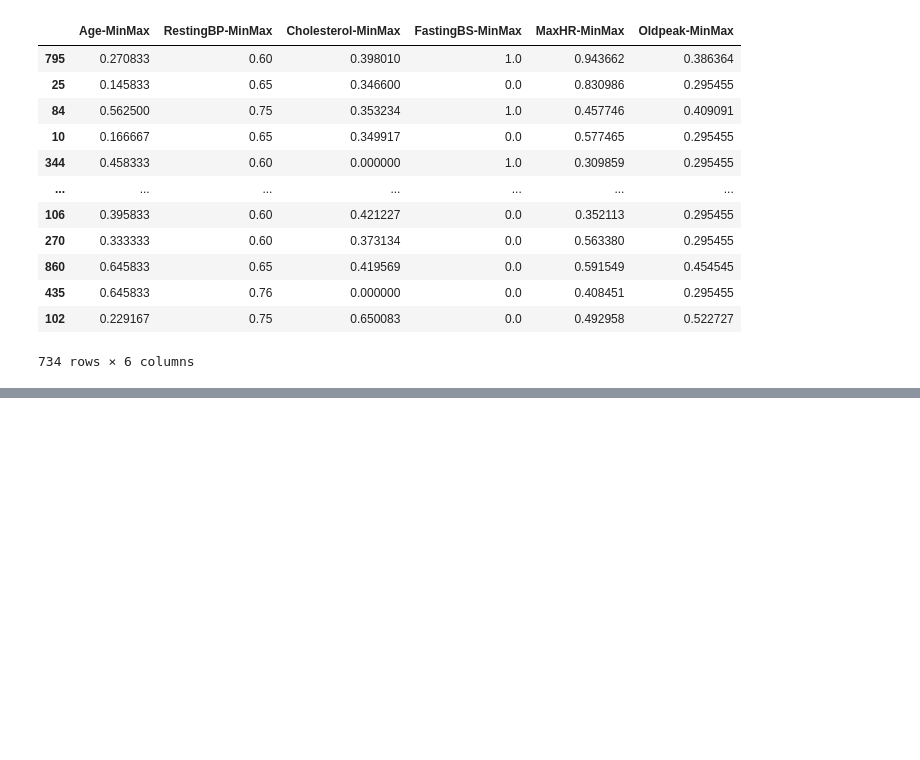
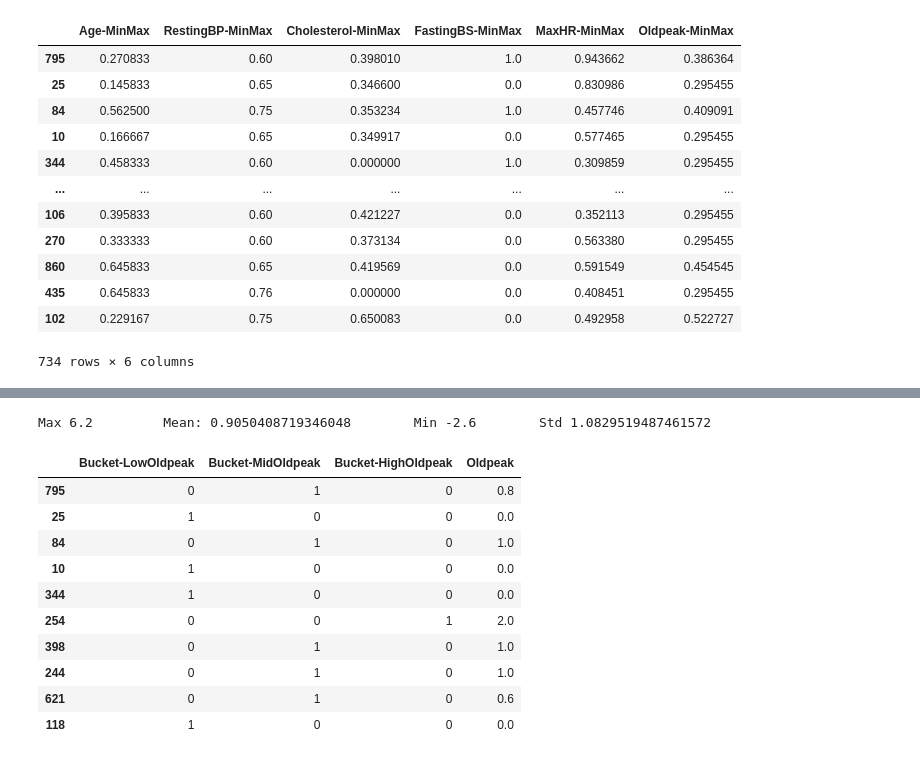
Before and after one commit to Azwadd/CS_59866, a Jupyter notebook: Homeworks/Homework 3/HW03.ipynb, the cells around one changed output, grey strips where cells are left out. Cells and saved outputs as stored; diff of their text form; code cells hidden in the pictures; blank space fills up the shorter version.

```diff
--- a/Homeworks/Homework 3/HW03.ipynb
+++ b/Homeworks/Homework 3/HW03.ipynb
@@ -259,20 +259,3 @@ X_train[minMax_feature_list] # Showing the new fitted columns in X_train
 | 435 | 0.645833 | 0.76 | 0.000000 | 0.0 | 0.408451 | 0.295455 |
 | 102 | 0.229167 | 0.75 | 0.650083 | 0.0 | 0.492958 | 0.522727 |
 734 rows × 6 columns
-# %%
-# Feature Engineering
-# Create at least 5 custom features as functions of other features ---> 1st custom feature
-# A binary feature representing High Heart Rate BinaryHighMaxHR
-def custom_MaxHR(features):
-    BinaryHighMaxHR = []
-    for i in features["MaxHR"]:
-        if i > features["MaxHR"].mean():
-            BinaryHighMaxHR.append(1)
-        else:
-            BinaryHighMaxHR.append(0)
-    return BinaryHighMaxHR
-
-X_train["BinaryHighMaxHR"] = custom_MaxHR(X_train) # X_train has been fitted with a column
-X_test["BinaryHighMaxHR"] = custom_MaxHR(X_test)  # X_test has been fitted with a column
-custom_features.append("BinaryHighMaxHR") # Saving the new custom feature in a list that keeps track of custom features
-X_train["BinaryHighMaxHR"]  # Showing the new fitted columns in X_train
@@ -429,0 +262,11 @@ NameError: name 'custom_Oldpeak' is not defined
+# %%
+# Feature Engineering --> 1st custom feature
+# A binary feature representing High Heart Rate BinaryHighMaxHR
+def custom_BinaryFeature(features, old_feature, new_feature):
+    feature_mean = features[0][old_feature].mean()
+    features[0][new_feature] = (features[0][old_feature] >= feature_mean).apply(int)
+    features[1][new_feature] = (features[1][old_feature] >= feature_mean).apply(int)
+    return new_feature
+
+custom_features.append(custom_BinaryFeature((X_train, X_test), "MaxHR", "BinaryHighMaxHR"))
+X_train[["MaxHR", "BinaryHighMaxHR"]].head(10)  # Showing the new fitted columns in X_train
@@ -429,0 +285,28 @@ NameError: name 'custom_Oldpeak' is not defined
+# %%
+# Feature Engineering --> 2nd custom feature
+# A bucketized categorical feature of Oldpeak called bucketized_Oldpeak
+def bucketized_feature(features, feature, intervals):
+    for f in features:
+        f["Bucket-Low" + feature] = (f[feature] <= intervals[0]).apply(int)
+        f["Bucket-Mid" + feature] = ((f[feature] <  intervals[1]) & (f[feature] >  intervals[0])).apply(int)
+        f["Bucket-High" + feature] = (f[feature] >= intervals[1]).apply(int)
+    return ["Bucket-Low" + feature, "Bucket-Mid" + feature, "Bucket-High" + feature]
+
+
+print("Max", X_train["Oldpeak"].max(), "\tMean:", X_train["Oldpeak"].mean(), "\tMin", X_train["Oldpeak"].min(), "\tStd", X_train["Oldpeak"].std())
+bucketized_Oldpeak_list = bucketized_feature((X_train, X_test), "Oldpeak", (0, 2))
+for i in bucketized_Oldpeak_list: custom_features.append(i)
+X_train[bucketized_Oldpeak_list + ["Oldpeak"]].head(10)
+# %% [output]
+Max 6.2         Mean: 0.9050408719346048        Min -2.6        Std 1.0829519487461572
+|  | Bucket-LowOldpeak | Bucket-MidOldpeak | Bucket-HighOldpeak | Oldpeak |
+| 795 | 0 | 1 | 0 | 0.8 |
+| 25 | 1 | 0 | 0 | 0.0 |
+| 84 | 0 | 1 | 0 | 1.0 |
+| 10 | 1 | 0 | 0 | 0.0 |
+| 344 | 1 | 0 | 0 | 0.0 |
+| 254 | 0 | 0 | 1 | 2.0 |
+| 398 | 0 | 1 | 0 | 1.0 |
+| 244 | 0 | 1 | 0 | 1.0 |
+| 621 | 0 | 1 | 0 | 0.6 |
+| 118 | 1 | 0 | 0 | 0.0 |
```
Also changed, not shown: parts of 12 cells of this notebook.
